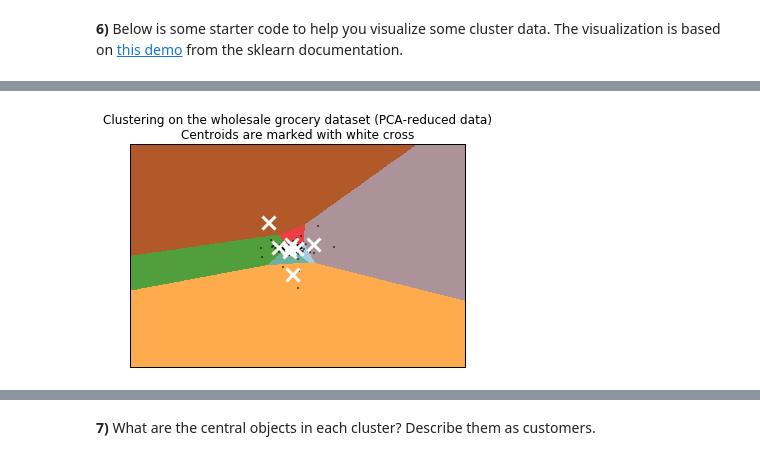
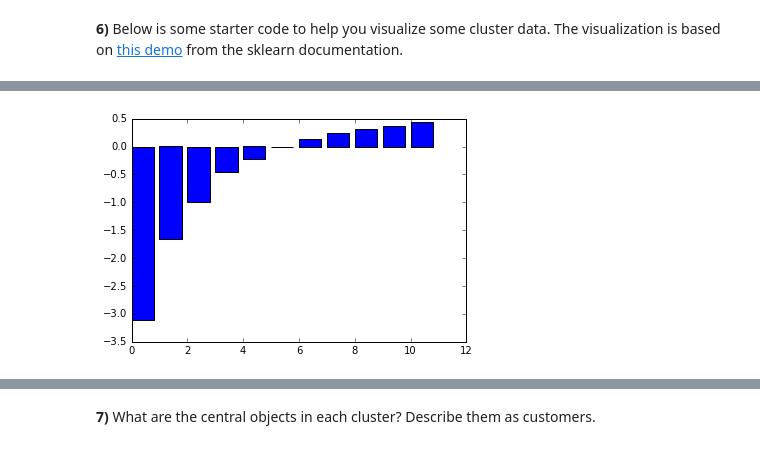
Before and after one commit to uncletomiwa/Customer-Segments, a Jupyter notebook: customer_segments.ipynb, the cells around one changed output, grey strips where cells are left out. Saved outputs shown, nothing was run; the diff lists cells and outputs as text; code cells hidden in the pictures.

```diff
--- a/customer_segments.ipynb
+++ b/customer_segments.ipynb
@@ -179,23 +195,30 @@ print centroids
+# %%
+scores = []
+for c in [2,3,4,5,6,7, 8, 9, 10, 11, 12]:
+    scores.append(KMeans(n_clusters=c).fit(reduced_data).score(reduced_data))
+plt.bar(range(11), RobustScaler().fit_transform(np.array(scores).reshape(-1, 1)))
+Z_KMeans = KMeans(n_clusters=6).fit(reduced_data).predict(np.c_[xx.ravel(), yy.ravel()])
+# %% [output]
+[figure, added]
 # %%
 # Put the result into a color plot
-Z = Z.reshape(xx.shape)
-plt.figure(1)
-plt.clf()
-plt.imshow(Z, interpolation='nearest',
-           extent=(xx.min(), xx.max(), yy.min(), yy.max()),
-           cmap=plt.cm.Paired,
-           aspect='auto', origin='lower')
+def draw(Z, mode='KMeans'):
+    Z = Z.reshape(xx.shape)
+    plt.figure(1)
+    plt.clf()
+    plt.imshow(Z, interpolation='nearest',
+               extent=(xx.min(), xx.max(), yy.min(), yy.max()),
+               cmap=plt.cm.Paired,
+               aspect='auto', origin='lower')
 
-plt.plot(reduced_data[:, 0], reduced_data[:, 1], 'k.', markersize=2)
-plt.scatter(centroids[:, 0], centroids[:, 1],
-            marker='x', s=169, linewidths=3,
-            color='w', zorder=10)
-plt.title('Clustering on the wholesale grocery dataset (PCA-reduced data)\n'
-          'Centroids are marked with white cross')
-plt.xlim(x_min, x_max)
-plt.ylim(y_min, y_max)
-plt.xticks(())
-plt.yticks(())
-plt.show()
+    plt.plot(reduced_data[:, 0], reduced_data[:, 1], 'k.', markersize=2)
+    plt.scatter(centroids[:, 0], centroids[:, 1],
+                marker='x', s=169, linewidths=3,
+                color='w', zorder=10)
+    plt.title(mode + ' clustering on the wholesale grocery dataset (PCA-reduced data)\n'
+              'Centroids are marked with white cross')
+    plt.xlim(x_min, x_max)
+    plt.ylim(y_min, y_max)
+    plt.xticks(())
+    plt.yticks(())
+    plt.show()
-# %% [output]
-[figure, removed]
```
Also changed, not shown: parts of 23 cells of this notebook, 1 other file.
